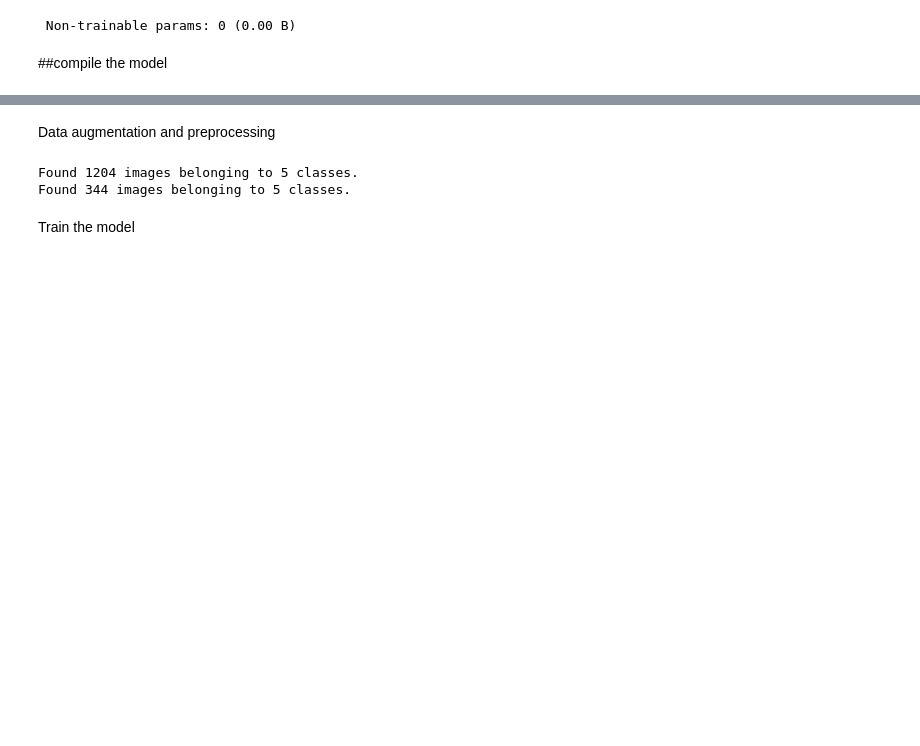
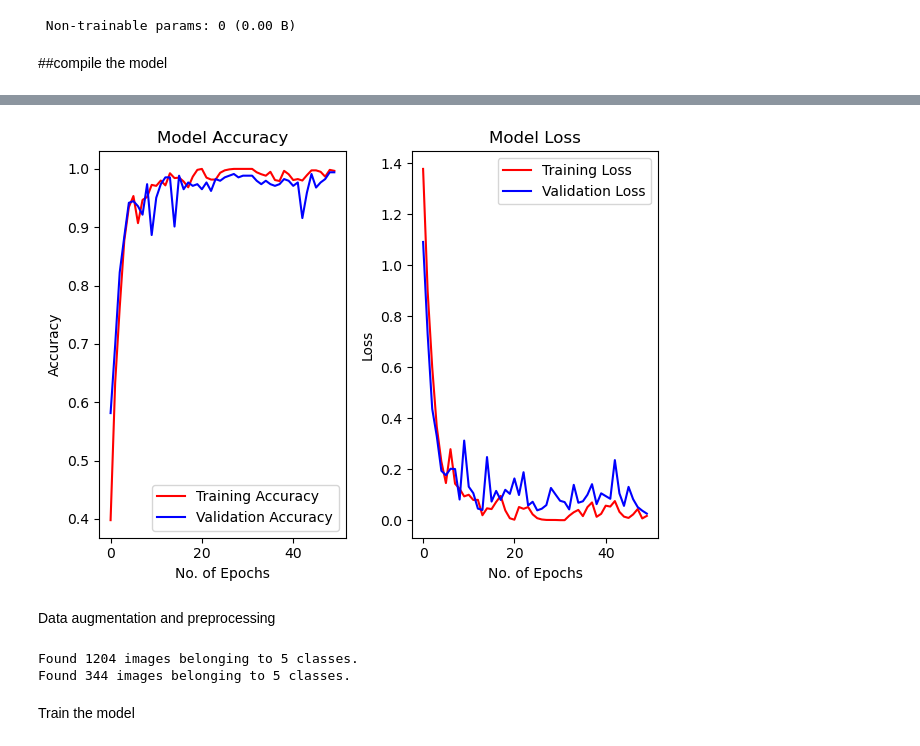
Before and after one commit to doussou1999/groundnut-leaf-diseases, a Jupyter notebook: VGG19.ipynb, the cells around one changed output, grey strips where cells are left out. Saved outputs shown, nothing was run; the diff lists cells and outputs as text; code cells hidden in the pictures; blank space fills up the shorter version.

```diff
--- a/VGG19.ipynb
+++ b/VGG19.ipynb
@@ -81,0 +168,23 @@ model.compile(
+# %%
+# Tracé de l'accuracy
+plt.subplot(1, 2, 1)
+plt.plot(r.history['accuracy'], color='red', label='Training Accuracy')
+plt.plot(r.history['val_accuracy'], color='blue', label='Validation Accuracy')
+plt.xlabel("No. of Epochs")
+plt.ylabel("Accuracy")
+plt.title("Model Accuracy")
+plt.legend()
+
+# Tracé de la loss
+plt.subplot(1, 2, 2)
+plt.plot(r.history['loss'], color='red', label='Training Loss')
+plt.plot(r.history['val_loss'], color='blue', label='Validation Loss')
+plt.xlabel("No. of Epochs")
+plt.ylabel("Loss")
+plt.title("Model Loss")
+plt.legend()
+plt.savefig("VGG19.jpeg")  # Save before showing
+plt.tight_layout()
+plt.show()
+# %% [output]
+[figure, added]
```
Also changed, not shown: parts of 18 cells of this notebook.
